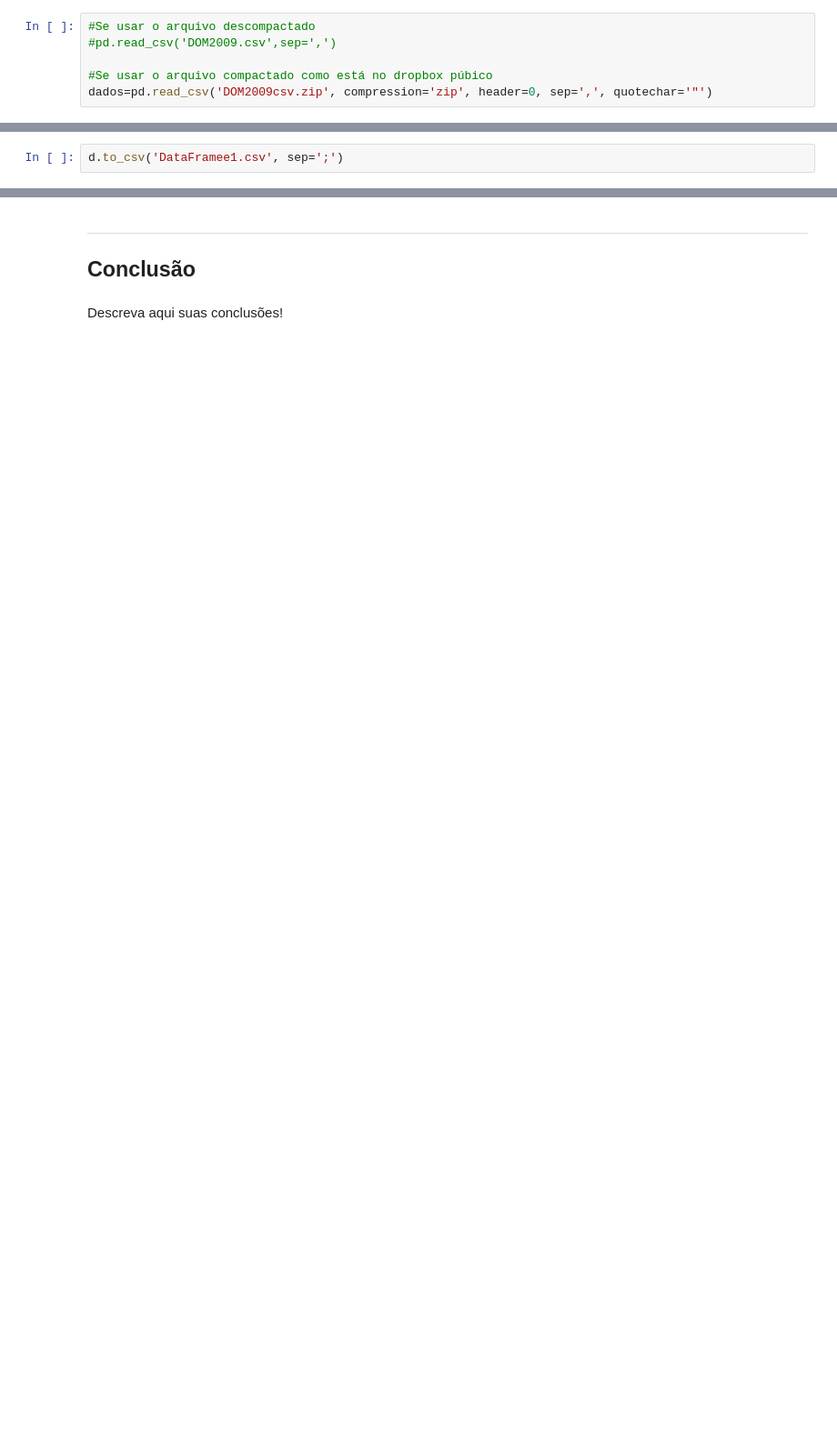
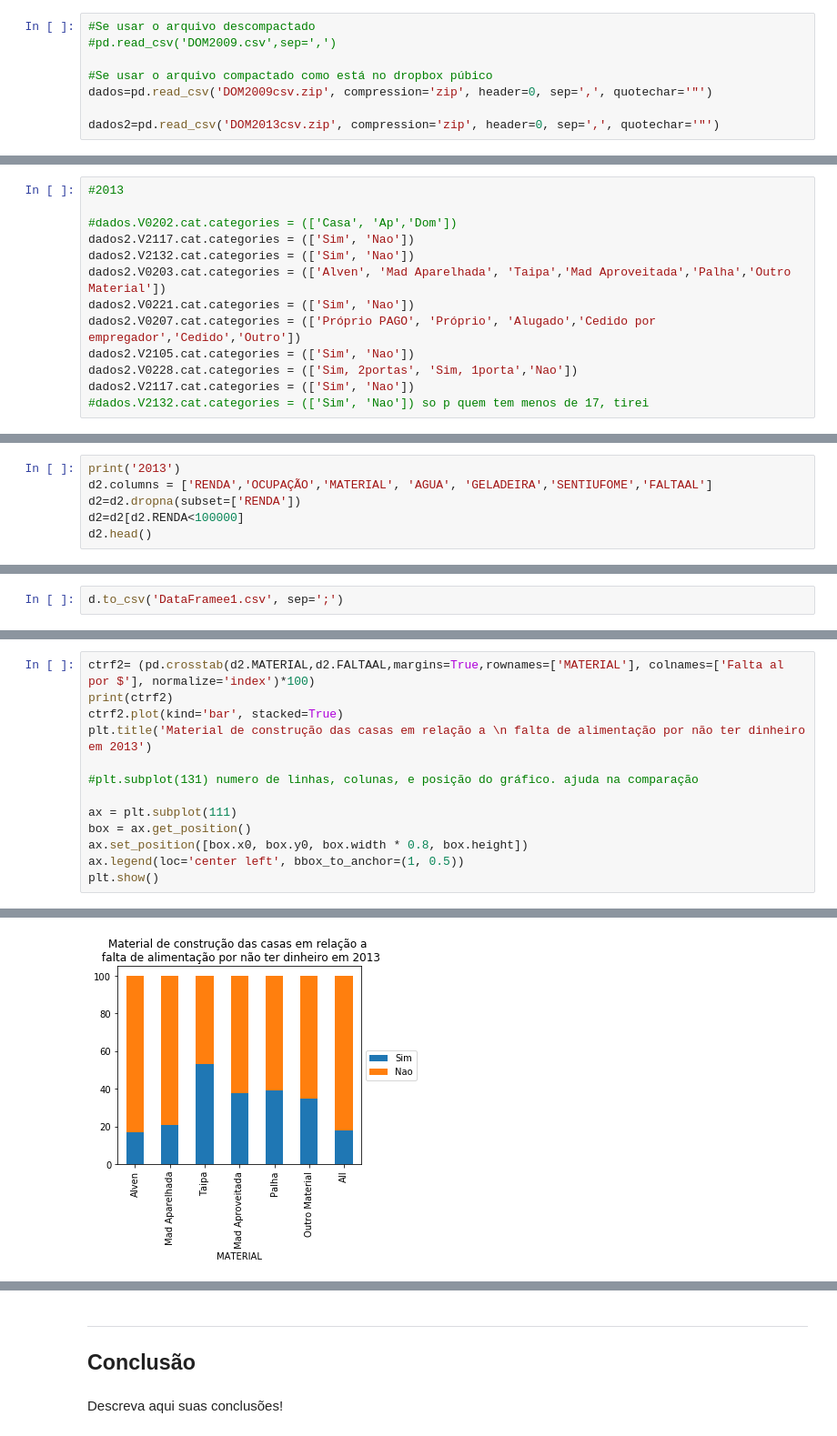
Before and after one commit to milenamaluli/CD, a Jupyter notebook: Projeto1 Milena Maluli.ipynb, the cells around one changed output, grey strips where cells are left out. Shown at 91% size. Cells and saved outputs as stored; diff of their text form; blank space fills up the shorter version.

```diff
--- a/Projeto1 Milena Maluli.ipynb
+++ b/Projeto1 Milena Maluli.ipynb
@@ -36,4 +38,6 @@ C:\Users\milen\OneDrive\Documentos\2o SEMESTRE\CDD\CD
 
 #Se usar o arquivo compactado como está no dropbox púbico
 dados=pd.read_csv('DOM2009csv.zip', compression='zip', header=0, sep=',', quotechar='"')
+
+dados2=pd.read_csv('DOM2013csv.zip', compression='zip', header=0, sep=',', quotechar='"')
 # %%
@@ -66,2 +93,15 @@ dados.V0228.cat.categories = (['Sim, 2portas', 'Sim, 1porta','Não'])
+# %%
+#2013
+
+#dados.V0202.cat.categories = (['Casa', 'Ap','Dom'])
+dados2.V2117.cat.categories = (['Sim', 'Nao'])
+dados2.V2132.cat.categories = (['Sim', 'Nao'])
+dados2.V0203.cat.categories = (['Alven', 'Mad Aparelhada', 'Taipa','Mad Aproveitada','Palha','Outro Material'])
+dados2.V0221.cat.categories = (['Sim', 'Nao'])
+dados2.V0207.cat.categories = (['Próprio PAGO', 'Próprio', 'Alugado','Cedido por empregador','Cedido','Outro'])
+dados2.V2105.cat.categories = (['Sim', 'Nao'])
+dados2.V0228.cat.categories = (['Sim, 2portas', 'Sim, 1porta','Nao'])
+dados2.V2117.cat.categories = (['Sim', 'Nao'])
+#dados.V2132.cat.categories = (['Sim', 'Nao']) so p quem tem menos de 17, tirei
 # %%
 
@@ -81,0 +127,6 @@ d.head()
+# %%
+print('2013')
+d2.columns = ['RENDA','OCUPAÇÃO','MATERIAL', 'AGUA', 'GELADEIRA','SENTIUFOME','FALTAAL']
+d2=d2.dropna(subset=['RENDA'])
+d2=d2[d2.RENDA<100000]
+d2.head()
@@ -128,0 +174,14 @@ SyntaxError: positional argument follows keyword argument (<ipython-input-12-c77
+# %%
+ctrf2= (pd.crosstab(d2.MATERIAL,d2.FALTAAL,margins=True,rownames=['MATERIAL'], colnames=['Falta al por $'], normalize='index')*100)
+print(ctrf2)
+ctrf2.plot(kind='bar', stacked=True)
+plt.title('Material de construção das casas em relação a \n falta de alimentação por não ter dinheiro em 2013')
+
+#plt.subplot(131) numero de linhas, colunas, e posição do gráfico. ajuda na comparação
+
+ax = plt.subplot(111)
+box = ax.get_position()
+ax.set_position([box.x0, box.y0, box.width * 0.8, box.height])
+ax.legend(loc='center left', bbox_to_anchor=(1, 0.5))
+plt.show()
+# %% [output]
@@ -128,0 +197 @@ SyntaxError: positional argument follows keyword argument (<ipython-input-12-c77
+[figure, added]
```
Also changed, not shown: parts of 39 cells of this notebook.
